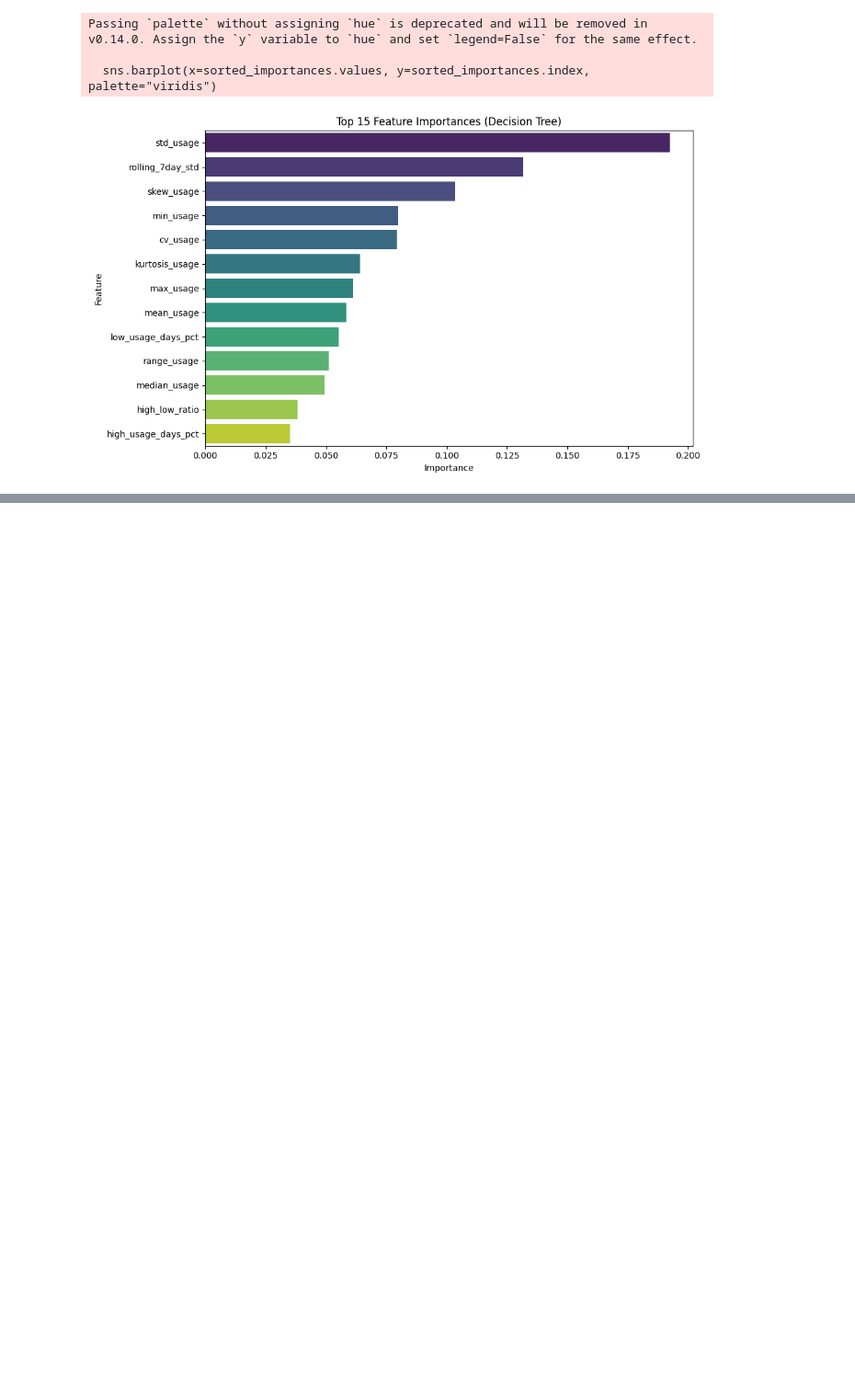
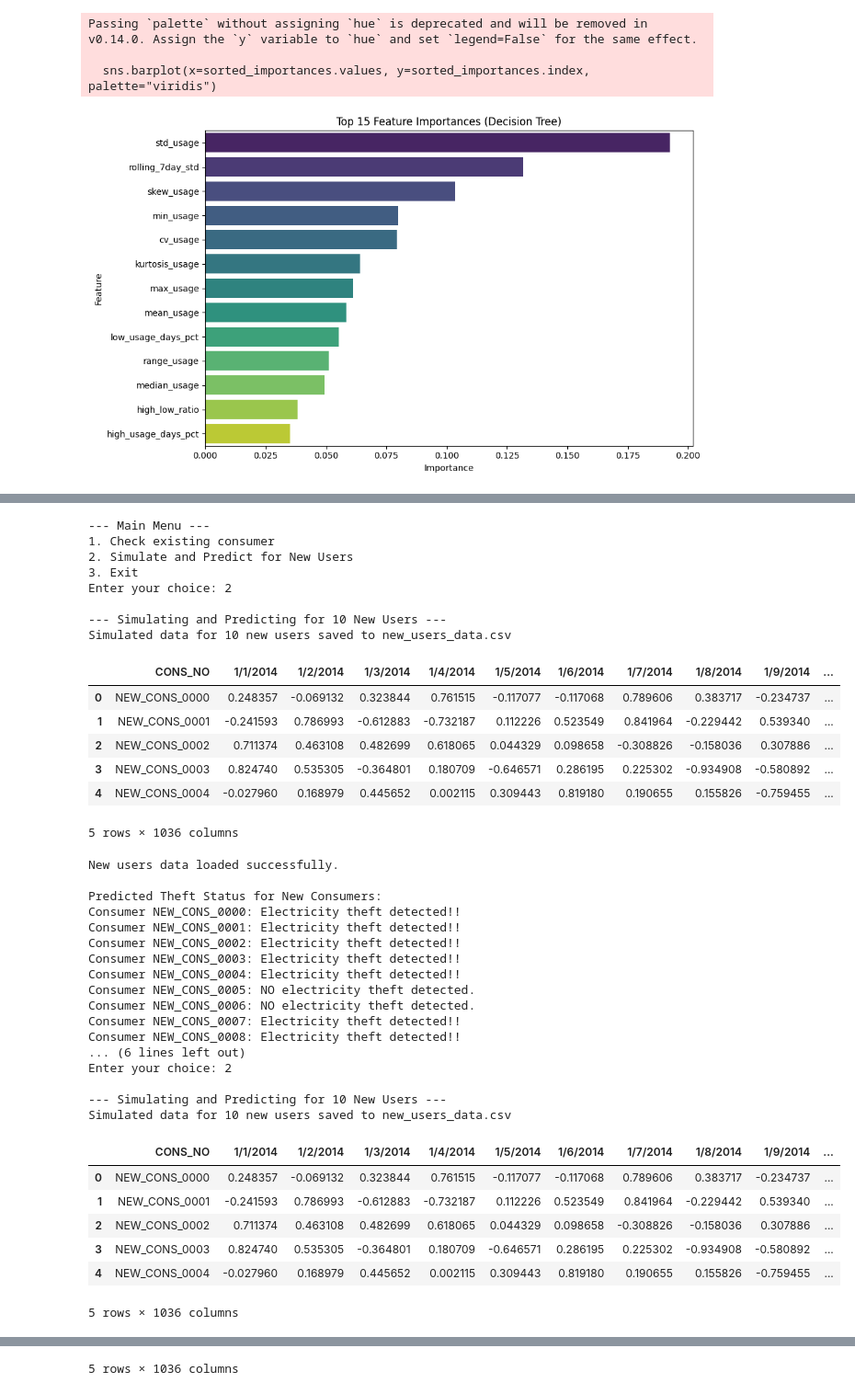
Before and after one commit to R-WATT24/Chat-with-multiple-PDFs, a Jupyter notebook: ELECTRICITY_THEFT_DETECTION.ipynb, the cells around one changed output, grey strips where cells are left out. Shown at 92% size. Saved outputs shown, nothing was run; the diff lists cells and outputs as text; code cells hidden in the pictures; blank space fills up the shorter version.

```diff
--- a/ELECTRICITY_THEFT_DETECTION.ipynb
+++ b/ELECTRICITY_THEFT_DETECTION.ipynb
@@ -1101,0 +953,15 @@ main_menu()
+# %%
+def simulate_and_predict_new_users(num_users=10, output_file="new_users_data.csv"):
+    """
+    Simulates new user data and then predicts their theft status.
+    """
+    print(f"\n--- Simulating and Predicting for {num_users} New Users ---")
+    # Simulate new user data
+    # Ensure the global df is used as reference for column names
+    simulate_new_user_data(num_new_users=num_users, output_filename=output_file, df_reference=df)
+
+    # Predict for the simulated new users
+    predict_new_consumers()
+
+# Call the new function to execute the simulation and prediction process
+simulate_and_predict_new_users(num_users=10)
@@ -1101,0 +1112,62 @@ main_menu()
+# %%
+def main_menu():
+    while True:
+        print("\n--- Main Menu ---")
+        print("1. Check existing consumer")
+        print("2. Simulate and Predict for New Users")
+        print("3. Exit")
+        choice = input("Enter your choice: ")
+
+        if choice == '1':
+            check_consumer()
+        elif choice == '2':
+            # Call the new function to execute the simulation and prediction process
+            simulate_and_predict_new_users(num_users=10)
+        elif choice == '3':
+            print("Exiting program. Goodbye!")
+            break
+        else:
+            print("Invalid choice. Please enter 1, 2, or 3.")
+
+# Execute the main menu to start the interactive program
+main_menu()
+# %% [output]
+--- Main Menu ---
+1. Check existing consumer
+2. Simulate and Predict for New Users
+3. Exit
+Enter your choice: 2
+
+--- Simulating and Predicting for 10 New Users ---
+Simulated data for 10 new users saved to new_users_data.csv
+|  | CONS_NO | 1/1/2014 | 1/2/2014 | 1/3/2014 | 1/4/2014 | 1/5/2014 | 1/6/2014 | 1/7/2014 | 1/8/2014 | 1/9/2014 | ... |
+| 0 | NEW_CONS_0000 | 0.248357 | -0.069132 | 0.323844 | 0.761515 | -0.117077 | -0.117068 | 0.789606 | 0.383717 | -0.234737 | ... |
+| 1 | NEW_CONS_0001 | -0.241593 | 0.786993 | -0.612883 | -0.732187 | 0.112226 | 0.523549 | 0.841964 | -0.229442 | 0.539340 | ... |
+| 2 | NEW_CONS_0002 | 0.711374 | 0.463108 | 0.482699 | 0.618065 | 0.044329 | 0.098658 | -0.308826 | -0.158036 | 0.307886 | ... |
+| 3 | NEW_CONS_0003 | 0.824740 | 0.535305 | -0.364801 | 0.180709 | -0.646571 | 0.286195 | 0.225302 | -0.934908 | -0.580892 | ... |
+| 4 | NEW_CONS_0004 | -0.027960 | 0.168979 | 0.445652 | 0.002115 | 0.309443 | 0.819180 | 0.190655 | 0.155826 | -0.759455 | ... |
+5 rows × 1036 columns
+New users data loaded successfully.
+
+Predicted Theft Status for New Consumers:
+Consumer NEW_CONS_0000: Electricity theft detected!!
+Consumer NEW_CONS_0001: Electricity theft detected!!
+Consumer NEW_CONS_0002: Electricity theft detected!!
+Consumer NEW_CONS_0003: Electricity theft detected!!
+Consumer NEW_CONS_0004: Electricity theft detected!!
+Consumer NEW_CONS_0005: NO electricity theft detected.
+Consumer NEW_CONS_0006: NO electricity theft detected.
+Consumer NEW_CONS_0007: Electricity theft detected!!
+Consumer NEW_CONS_0008: Electricity theft detected!!
+... (6 lines left out)
+Enter your choice: 2
+
+--- Simulating and Predicting for 10 New Users ---
+Simulated data for 10 new users saved to new_users_data.csv
+|  | CONS_NO | 1/1/2014 | 1/2/2014 | 1/3/2014 | 1/4/2014 | 1/5/2014 | 1/6/2014 | 1/7/2014 | 1/8/2014 | 1/9/2014 | ... |
+| 0 | NEW_CONS_0000 | 0.248357 | -0.069132 | 0.323844 | 0.761515 | -0.117077 | -0.117068 | 0.789606 | 0.383717 | -0.234737 | ... |
+| 1 | NEW_CONS_0001 | -0.241593 | 0.786993 | -0.612883 | -0.732187 | 0.112226 | 0.523549 | 0.841964 | -0.229442 | 0.539340 | ... |
+| 2 | NEW_CONS_0002 | 0.711374 | 0.463108 | 0.482699 | 0.618065 | 0.044329 | 0.098658 | -0.308826 | -0.158036 | 0.307886 | ... |
+| 3 | NEW_CONS_0003 | 0.824740 | 0.535305 | -0.364801 | 0.180709 | -0.646571 | 0.286195 | 0.225302 | -0.934908 | -0.580892 | ... |
+| 4 | NEW_CONS_0004 | -0.027960 | 0.168979 | 0.445652 | 0.002115 | 0.309443 | 0.819180 | 0.190655 | 0.155826 | -0.759455 | ... |
+5 rows × 1036 columns
@@ -1101,0 +1197 @@ main_menu()
+5 rows × 1036 columns
```
Also changed, not shown: parts of 15 cells of this notebook.
